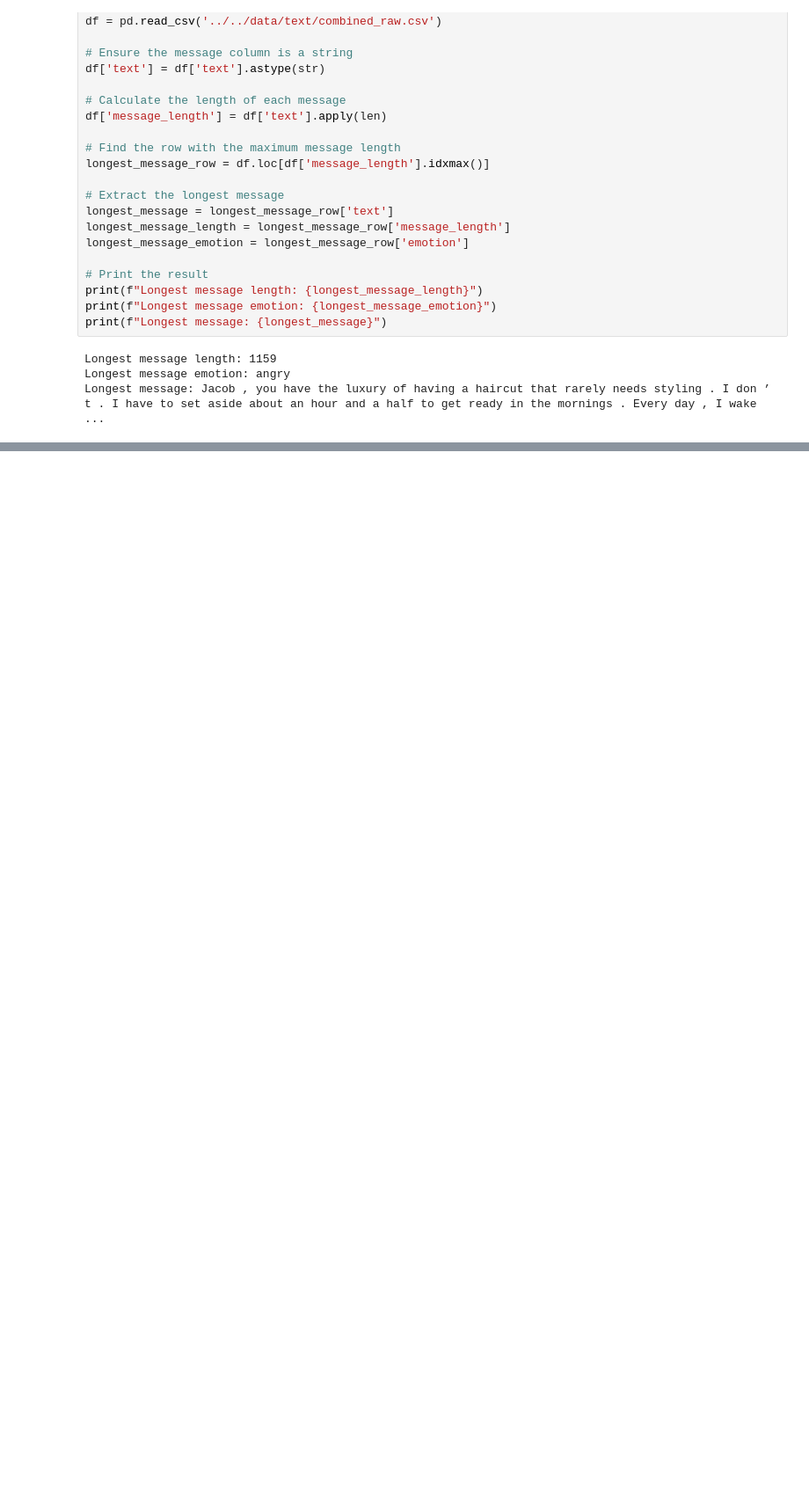
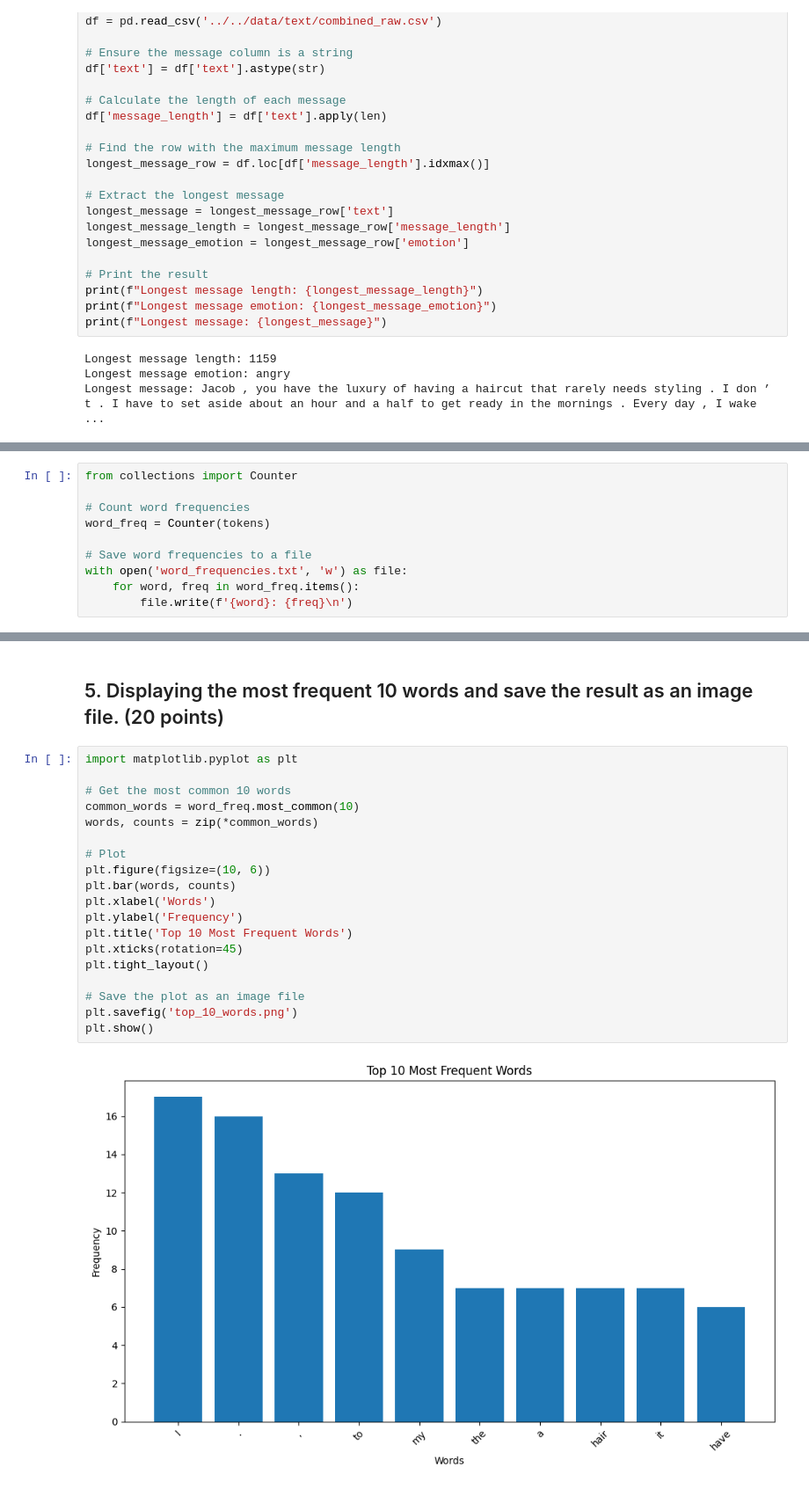
Before and after one commit to Dayfob/EmotionSensitiveVoiceAssistant, a Jupyter notebook: classification/text/assignments/assignment_1.ipynb, the cells around one changed output, grey strips where cells are left out. Shown: that part at 88% size. Drawn from its saved outputs; the diff is of its cells as text; blank space fills up the shorter version.

```diff
--- a/classification/text/assignments/assignment_1.ipynb
+++ b/classification/text/assignments/assignment_1.ipynb
@@ -49,0 +59,10 @@ with open('tokens.txt', 'w') as file:
+# %%
+from collections import Counter
+
+# Count word frequencies
+word_freq = Counter(tokens)
+
+# Save word frequencies to a file
+with open('word_frequencies.txt', 'w') as file:
+    for word, freq in word_freq.items():
+        file.write(f'{word}: {freq}\n')
@@ -49,0 +115,23 @@ with open('tokens.txt', 'w') as file:
+# %% [markdown]
+## 5. Displaying the most frequent 10 words and save the result as an image file.  (20 points)
+# %%
+import matplotlib.pyplot as plt
+
+# Get the most common 10 words
+common_words = word_freq.most_common(10)
+words, counts = zip(*common_words)
+
+# Plot
+plt.figure(figsize=(10, 6))
+plt.bar(words, counts)
+plt.xlabel('Words')
+plt.ylabel('Frequency')
+plt.title('Top 10 Most Frequent Words')
+plt.xticks(rotation=45)
+plt.tight_layout()
+
+# Save the plot as an image file
+plt.savefig('top_10_words.png')
+plt.show()
+# %% [output]
+[figure, added]
```
Also changed, not shown: parts of 13 cells of this notebook, 6 other files.
